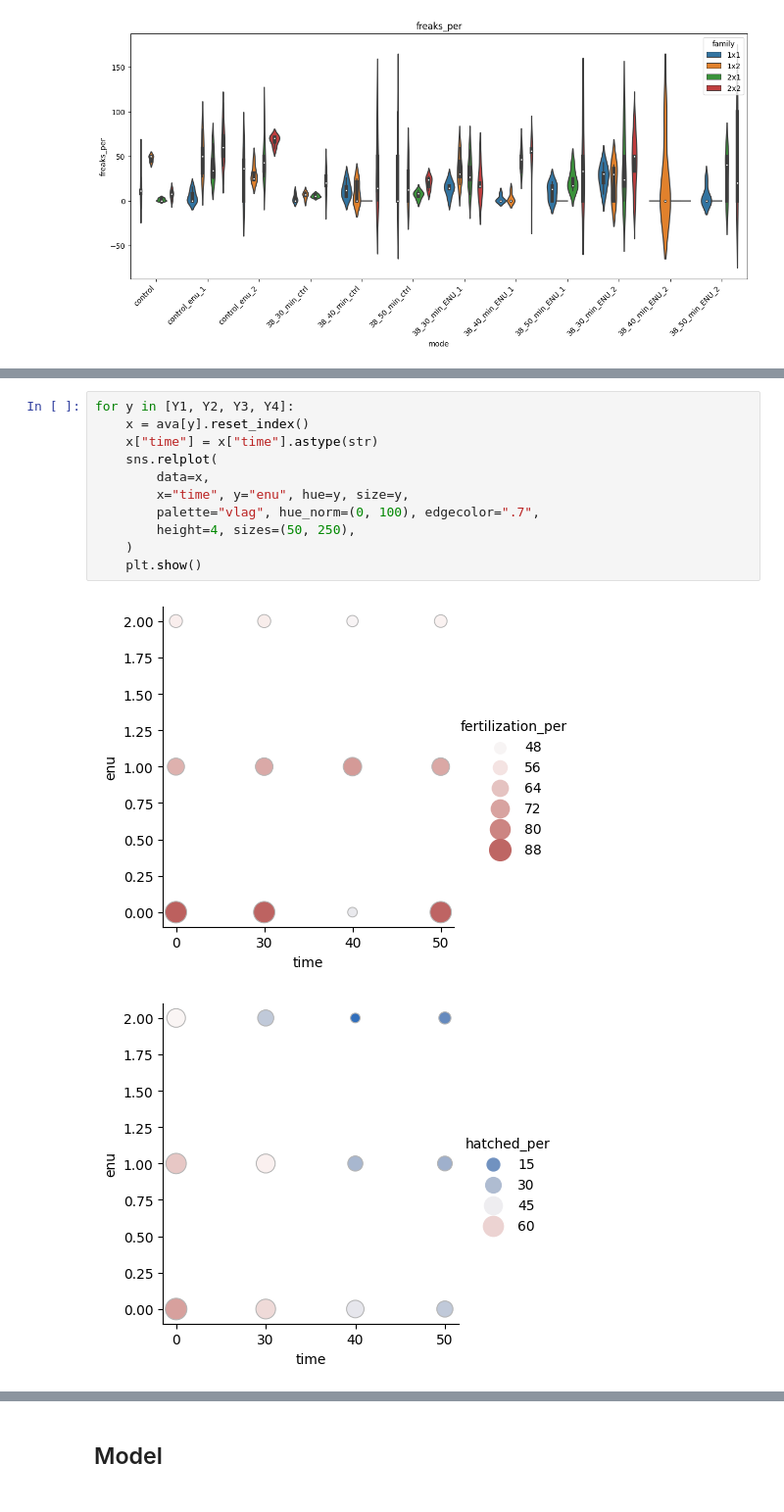
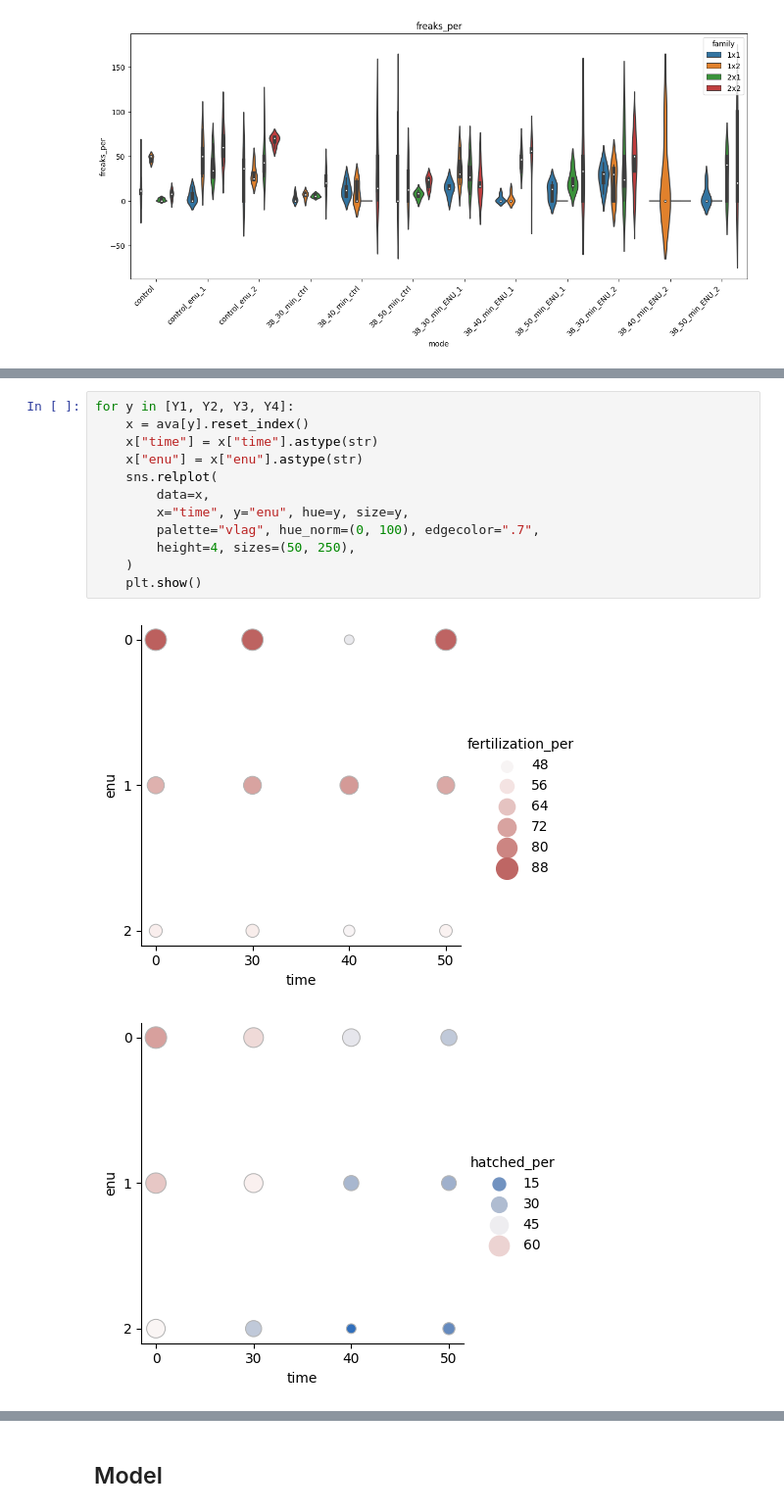
Before and after one commit to mitoclub/fish-strong-purifying-selection, a Jupyter notebook: notebooks/enu_temp_effect.ipynb, the cells around one changed output, grey strips where cells are left out. Shown at 98% size. Cells and saved outputs as stored; diff of their text form.

```diff
--- a/notebooks/enu_temp_effect.ipynb
+++ b/notebooks/enu_temp_effect.ipynb
@@ -127,14 +127,15 @@ ava
 # %%
 for y in [Y1, Y2, Y3, Y4]:
     x = ava[y].reset_index()
     x["time"] = x["time"].astype(str)
+    x["enu"] = x["enu"].astype(str)
     sns.relplot(
         data=x,
         x="time", y="enu", hue=y, size=y,
         palette="vlag", hue_norm=(0, 100), edgecolor=".7",
         height=4, sizes=(50, 250),
     )
     plt.show()
 # %% [output]
-[figure, old version]
+[figure, new version]
-[figure, old version]
+[figure, new version]
```
Also changed, not shown: parts of 2 cells of this notebook.
